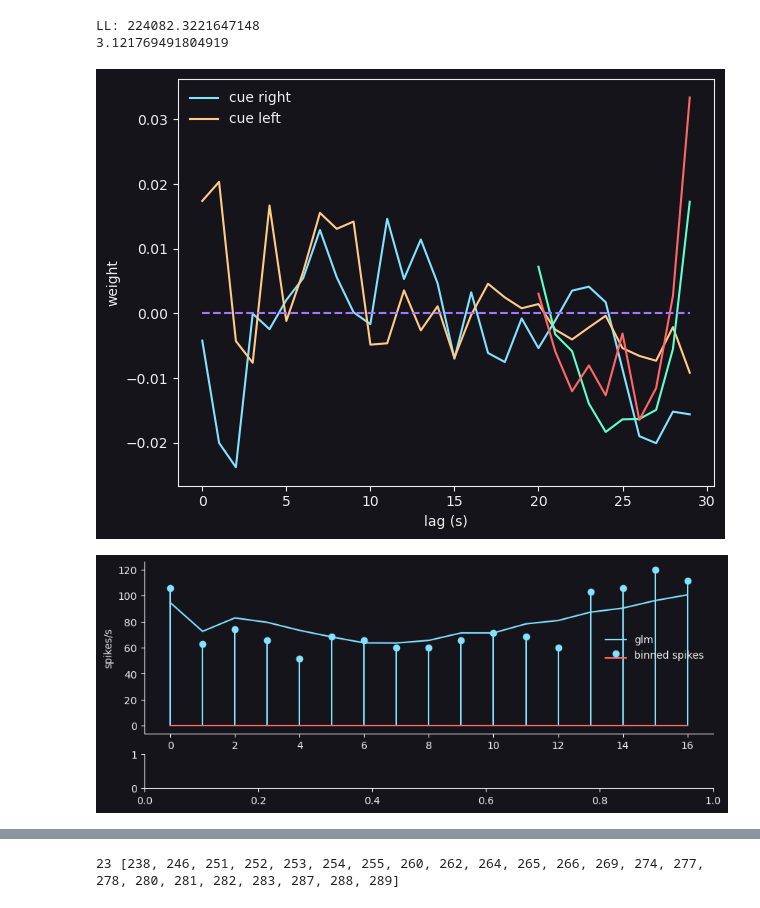
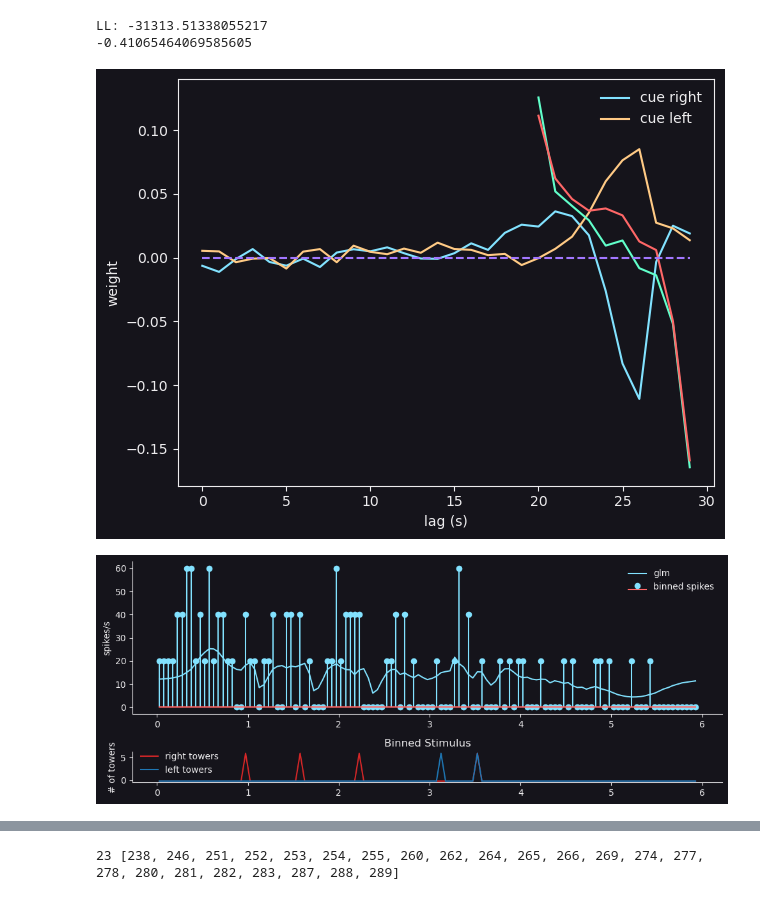
Before and after one commit to thejuc/towers_glm_hmm, a Jupyter notebook: pos_glm.ipynb, the cells around one changed output, grey strips where cells are left out. Saved outputs shown, nothing was run; the diff lists cells and outputs as text; code cells hidden in the pictures.

```diff
--- a/pos_glm.ipynb
+++ b/pos_glm.ipynb
@@ -37,7 +37,8 @@ def nll(w, X, y):
     return -1 * y.T @ np.log(lam) + lam.sum() - 0.5 * w.T @ w
 colors = ['tab:red', 'tab:blue']
 # %%
-with open('test_data_acc_ind_492_0607.pickle', 'rb') as handle:
+files = ['test_data_acc_ind_492_0607.pickle', 'test_data_dms_ind_492_0603.pickle']
+with open(files[1], 'rb') as handle:
     data = pickle.load(handle)
 print(data.keys())
 n_neurons = len(data['spikes'])
@@ -58,14 +59,14 @@ array([129, 232,  36, 116, 186, 212, 226,  86, 131,  41,  33, 117, 121,
 # %%
 # constructing design matrix with all trials
 
-neuron = 36
+neuron = 6
 trial_indices = np.nonzero((data["currMaze"] > 7)*(data['laserON'] == 0))[0]
 print(f'number of trials: {trial_indices.size}')
 X = []
 y = []
 filt_len = 30
-sp_filt_len = 30
-bin_size = 0.35
+sp_filt_len = 50
+bin_size = 0.05
 trial_id = []
 bin_positions = []
 bin_centers_all = []
@@ -79,8 +80,8 @@ for trial_idx in trial_indices:
     # rcue_times = data["cueOnset_R"][trial_idx]
     # trial_start = keyframe_times[0] + data["trialStart"][trial_idx]
     trial_end = keyframe_times[2] + trial_start
-    lcue_times = data["cueOnset_L"][trial_idx] - keyframe_times[0] # remove keyframe subtraction if using all phases of trial
-    rcue_times = data["cueOnset_R"][trial_idx] - keyframe_times[0]
+    lcue_times = data["cueOnset_L"][trial_idx]#- keyframe_times[0] # remove keyframe subtraction if using all phases of trial
+    rcue_times = data["cueOnset_R"][trial_idx] # - keyframe_times[0]
 
     trial_length = trial_end - trial_start
     spikes = data["spikes"][neuron]
@@ -135,8 +136,8 @@ for trial_idx in trial_indices:
 
 # zscore????
 X = np.vstack(X)
-X[:, :60] = zscore(X[:, :60], axis=None)
-X[:, 60:-1] = zscore(X[:, 60:-1], axis=0)
+X[:, :(filt_len*2)] = zscore(X[:, :60], axis=None)
+X[:, (filt_len*2):-1] = zscore(X[:, 60:-1], axis=0)
 y = np.vstack(y)
 trial_id = np.hstack(trial_id)
 #,
@@ -161,7 +162,7 @@ weights[:1000] = 1
 glm = sm.GLM(endog=y, exog=X, family=sm.families.Poisson())#, freq_weights=weights)
 
 # res = glm.fit(max_iter=1000, tol=1e-6, tol_criterion="params")
-alpha = 0.5 * np.ones(X.shape[1])
+alpha = 0.1 * np.ones(X.shape[1])
 alpha[-1] = 0.001
 res = glm.fit_regularized(alpha=alpha, L1_wt=0.0, maxiter=1000, cnvrg_tol=1e-6)
 w = res.params
@@ -188,39 +189,42 @@ plt.tight_layout()
 
 
 print(w[-1])
+# res.summary()
 # %% [output]
-LL: 224082.3221647148
-3.121769491804919
+LL: -31313.51338055217
+-0.41065464069585605
-[figure, old version]
+[figure, new version]
 # %%
 fig, axs = plt.subplots(2, 1, figsize=(10, 4), gridspec_kw={"height_ratios": [5, 1]})
 
 sort_idx = np.argsort(
     data["nCues_RminusL"]
 )  # ordered index of (lots of left cues) -> (lots of right cues)
 sort_idx = sort_idx[(data['currMaze'][sort_idx] > 7)* (data['laserON'][sort_idx] ==0)]
-plot_trial = sort_idx[25]
+plot_trial = sort_idx[-100]
 X_plot = X[trial_id == plot_trial]
 # y_pred = np.exp(X_plot @ theta_init[:, neuron])
-y_pred = np.exp(X_plot @ w.T) / 0.35
+y_pred = np.exp(X_plot @ w.T) / bin_size
 
 # y_pred = np.exp(X_plot @ theta_post[:, :, neuron].T)
 
-y_plot = y[trial_id == plot_trial]/0.35
-axs[0].stem(y_plot, label="binned spikes")
-axs[0].plot(y_pred, label='glm')
+y_plot = y[trial_id == plot_trial]/bin_size
+
+t = bin_centers_all[np.nonzero(np.unique(trial_id)==plot_trial)[0][0]]
+axs[0].stem(t, y_plot, label="binned spikes")
+axs[0].plot(t, y_pred, label='glm')
 # trial_xticks(axs[0], xlocs=[0] + keyframe_times + [trial_length], yloc=-0.1)
 axs[0].set_ylabel("spikes/s")
 axs[0].legend()
 
 
-# axs[1].plot(bin_centers, binned_stimr, color=colors[0], label="right towers")
-# axs[1].plot(bin_centers, binned_stiml, color=colors[1], label="left towers")
+axs[1].plot(t, X[trial_id==plot_trial, filt_len-1], color=colors[0], label="right towers")
+axs[1].plot(t, X[trial_id==plot_trial, filt_len*2-1], color=colors[1], label="left towers")
 # trial_xticks(axs[1], xlocs=[0] + keyframe_times + [trial_length], yloc=-0.1)
-# axs[1].set_ylabel("# of towers")
-# axs[1].set_title("Binned Stimulus")
-# axs[1].legend()
-# plt.tight_layout()
+axs[1].set_ylabel("# of towers")
+axs[1].set_title("Binned Stimulus")
+axs[1].legend()
+plt.tight_layout()
 sns.despine()
 # %% [output]
-[figure, old version]
+[figure, new version]
```
Also changed, not shown: parts of 7 cells of this notebook, 8 other files.
